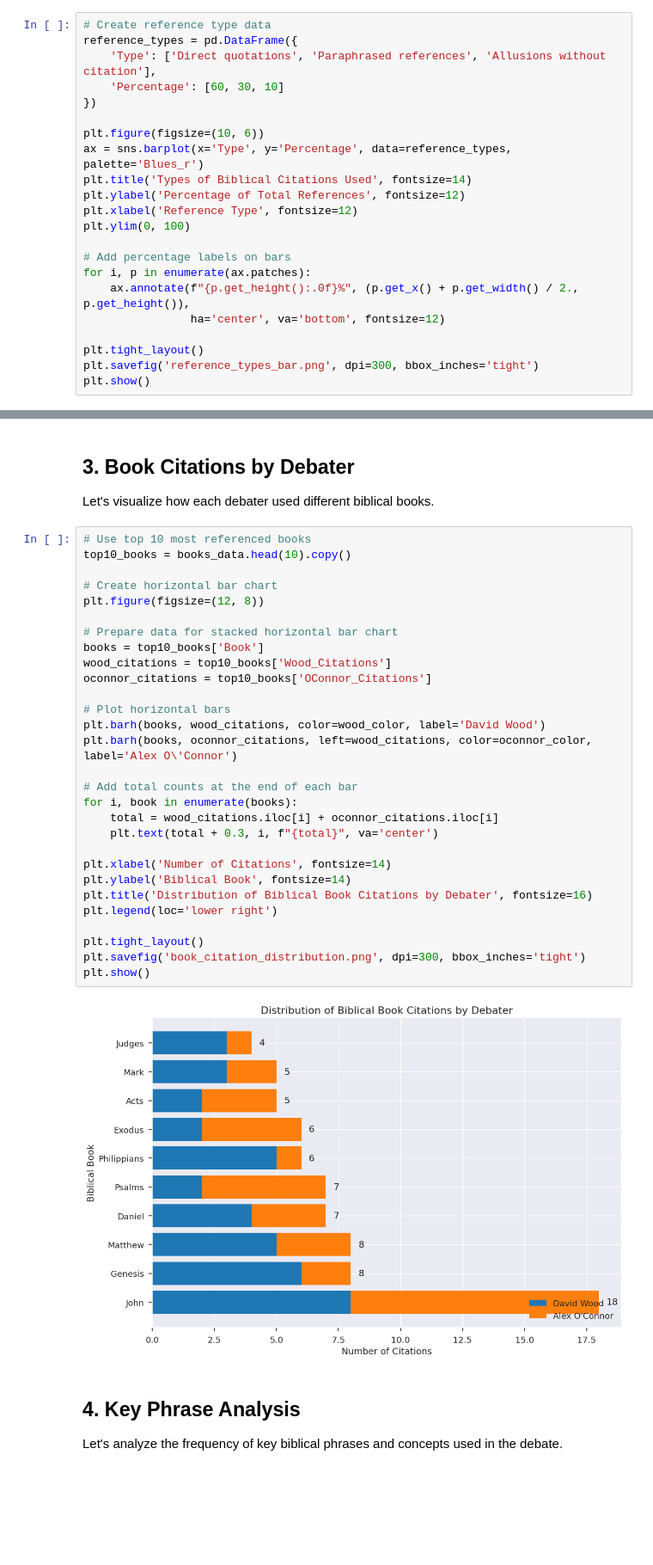
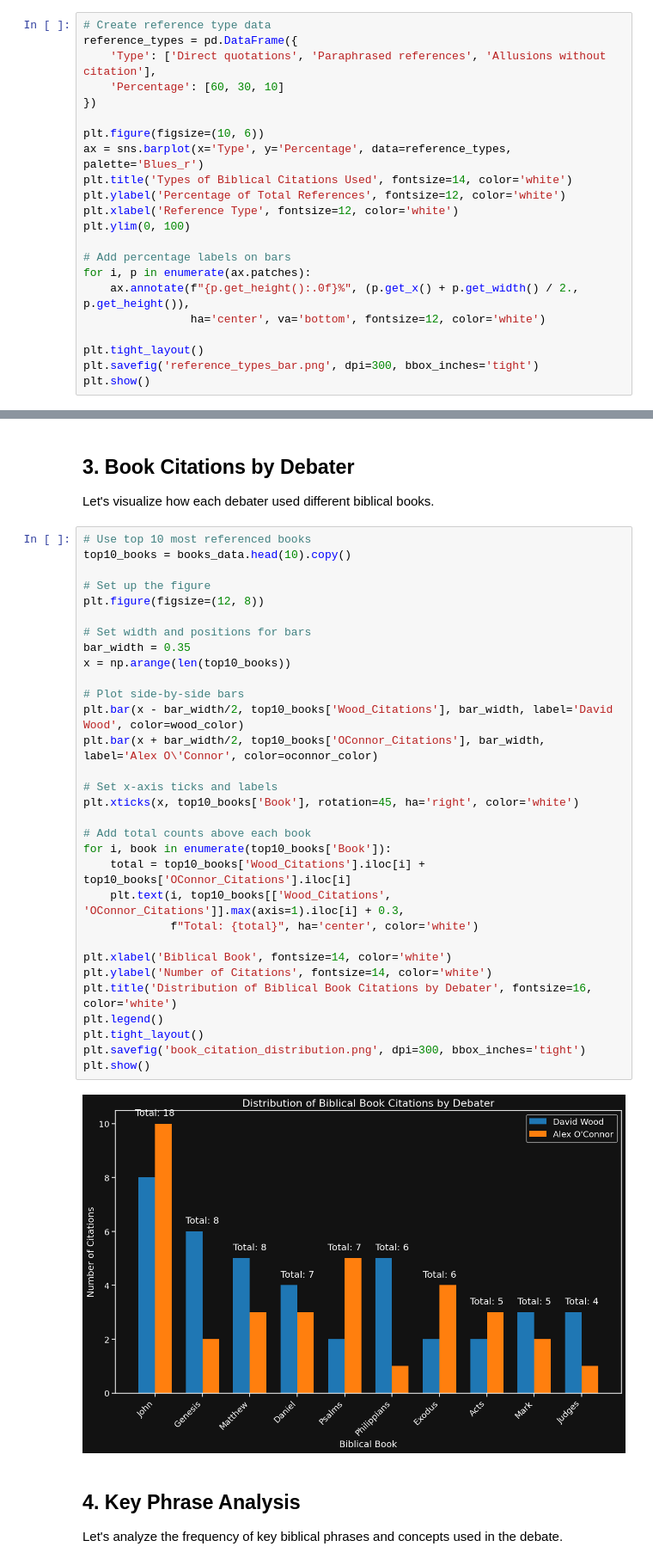
Before and after one commit to asabaal/religious-texts, a Jupyter notebook: debate_analysis_notebook.ipynb, the cells around one changed output, grey strips where cells are left out. Shown at 86% size. Drawn from its saved outputs; the diff is of its cells as text; blank space fills up the shorter version.

```diff
--- a/debate_analysis_notebook.ipynb
+++ b/debate_analysis_notebook.ipynb
@@ -108,15 +111,15 @@ reference_types = pd.DataFrame({
 
 plt.figure(figsize=(10, 6))
 ax = sns.barplot(x='Type', y='Percentage', data=reference_types, palette='Blues_r')
-plt.title('Types of Biblical Citations Used', fontsize=14)
-plt.ylabel('Percentage of Total References', fontsize=12)
-plt.xlabel('Reference Type', fontsize=12)
+plt.title('Types of Biblical Citations Used', fontsize=14, color='white')
+plt.ylabel('Percentage of Total References', fontsize=12, color='white')
+plt.xlabel('Reference Type', fontsize=12, color='white')
 plt.ylim(0, 100)
 
 # Add percentage labels on bars
 for i, p in enumerate(ax.patches):
     ax.annotate(f"{p.get_height():.0f}%", (p.get_x() + p.get_width() / 2., p.get_height()),
-                ha='center', va='bottom', fontsize=12)
+                ha='center', va='bottom', fontsize=12, color='white')
 
 plt.tight_layout()
 plt.savefig('reference_types_bar.png', dpi=300, bbox_inches='tight')
@@ -133,34 +136,36 @@ Let's visualize how each debater used different biblical books.
 # %%
 # Use top 10 most referenced books
 top10_books = books_data.head(10).copy()
 
-# Create horizontal bar chart
+# Set up the figure
 plt.figure(figsize=(12, 8))
 
-# Prepare data for stacked horizontal bar chart
-books = top10_books['Book']
-wood_citations = top10_books['Wood_Citations']
-oconnor_citations = top10_books['OConnor_Citations']
+# Set width and positions for bars
+bar_width = 0.35
+x = np.arange(len(top10_books))
 
-# Plot horizontal bars
-plt.barh(books, wood_citations, color=wood_color, label='David Wood')
-plt.barh(books, oconnor_citations, left=wood_citations, color=oconnor_color, label='Alex O\'Connor')
+# Plot side-by-side bars
+plt.bar(x - bar_width/2, top10_books['Wood_Citations'], bar_width, label='David Wood', color=wood_color)
+plt.bar(x + bar_width/2, top10_books['OConnor_Citations'], bar_width, label='Alex O\'Connor', color=oconnor_color)
 
-# Add total counts at the end of each bar
-for i, book in enumerate(books):
-    total = wood_citations.iloc[i] + oconnor_citations.iloc[i]
-    plt.text(total + 0.3, i, f"{total}", va='center')
+# Set x-axis ticks and labels
+plt.xticks(x, top10_books['Book'], rotation=45, ha='right', color='white')
 
-plt.xlabel('Number of Citations', fontsize=14)
-plt.ylabel('Biblical Book', fontsize=14)
-plt.title('Distribution of Biblical Book Citations by Debater', fontsize=16)
-plt.legend(loc='lower right')
+# Add total counts above each book
+for i, book in enumerate(top10_books['Book']):
+    total = top10_books['Wood_Citations'].iloc[i] + top10_books['OConnor_Citations'].iloc[i]
+    plt.text(i, top10_books[['Wood_Citations', 'OConnor_Citations']].max(axis=1).iloc[i] + 0.3,
+             f"Total: {total}", ha='center', color='white')
 
+plt.xlabel('Biblical Book', fontsize=14, color='white')
+plt.ylabel('Number of Citations', fontsize=14, color='white')
+plt.title('Distribution of Biblical Book Citations by Debater', fontsize=16, color='white')
+plt.legend()
 plt.tight_layout()
 plt.savefig('book_citation_distribution.png', dpi=300, bbox_inches='tight')
 plt.show()
 # %% [output]
-[figure, old version]
+[figure, new version]
 # %% [markdown]
 ## 4. Key Phrase Analysis
 
```
Also changed, not shown: parts of 11 cells of this notebook.
